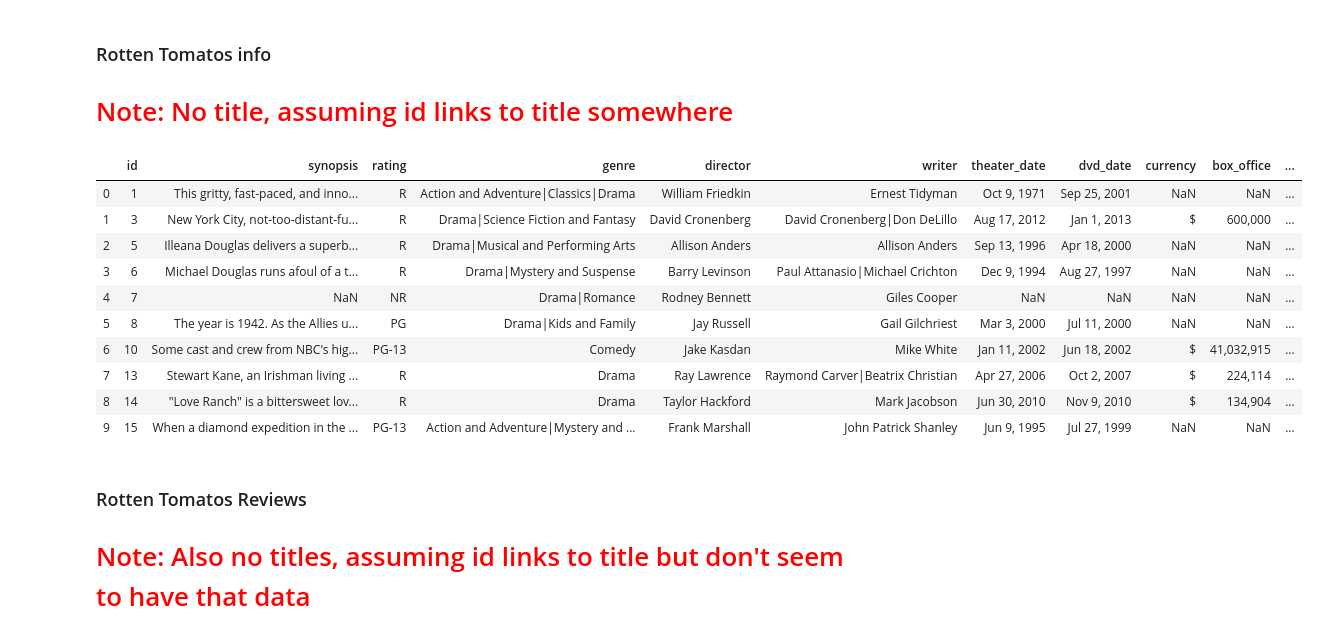
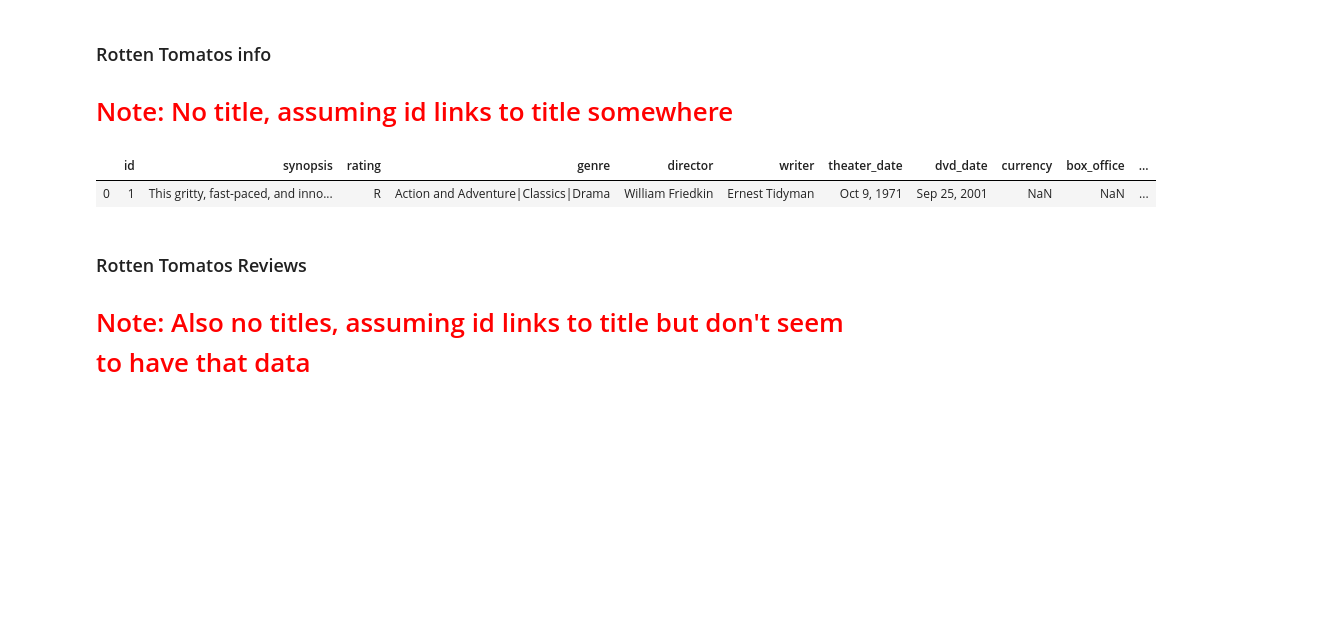
Before and after one commit to AMiNo-13/Movie-Recommendation-Project, a Jupyter notebook: MovieInvestigation.ipynb, the cells around one changed output. Drawn from its saved outputs; the diff is of its cells as text; code cells hidden in the pictures; blank space fills up the shorter version.

```diff
--- a/MovieInvestigation.ipynb
+++ b/MovieInvestigation.ipynb
@@ -171,19 +177,10 @@ title_ratings_imdb.head(1)
 # <span style="color:red">  Note: No title, assuming id links to title somewhere</span>
 # %%
 info_rotten_tom = pd.read_csv('zippedData/rt.movie_info.tsv.gz', delimiter='\t', compression='gzip')
-info_roten_tom.head(10)
+info_roten_tom.head(1)
 # %% [output]
 |  | id | synopsis | rating | genre | director | writer | theater_date | dvd_date | currency | box_office | ... |
 | 0 | 1 | This gritty, fast-paced, and inno... | R | Action and Adventure|Classics|Drama | William Friedkin | Ernest Tidyman | Oct 9, 1971 | Sep 25, 2001 | NaN | NaN | ... |
-| 1 | 3 | New York City, not-too-distant-fu... | R | Drama|Science Fiction and Fantasy | David Cronenberg | David Cronenberg|Don DeLillo | Aug 17, 2012 | Jan 1, 2013 | $ | 600,000 | ... |
-| 2 | 5 | Illeana Douglas delivers a superb... | R | Drama|Musical and Performing Arts | Allison Anders | Allison Anders | Sep 13, 1996 | Apr 18, 2000 | NaN | NaN | ... |
-| 3 | 6 | Michael Douglas runs afoul of a t... | R | Drama|Mystery and Suspense | Barry Levinson | Paul Attanasio|Michael Crichton | Dec 9, 1994 | Aug 27, 1997 | NaN | NaN | ... |
-| 4 | 7 | NaN | NR | Drama|Romance | Rodney Bennett | Giles Cooper | NaN | NaN | NaN | NaN | ... |
-| 5 | 8 | The year is 1942. As the Allies u... | PG | Drama|Kids and Family | Jay Russell | Gail Gilchriest | Mar 3, 2000 | Jul 11, 2000 | NaN | NaN | ... |
-| 6 | 10 | Some cast and crew from NBC's hig... | PG-13 | Comedy | Jake Kasdan | Mike White | Jan 11, 2002 | Jun 18, 2002 | $ | 41,032,915 | ... |
-| 7 | 13 | Stewart Kane, an Irishman living ... | R | Drama | Ray Lawrence | Raymond Carver|Beatrix Christian | Apr 27, 2006 | Oct 2, 2007 | $ | 224,114 | ... |
-| 8 | 14 | "Love Ranch" is a bittersweet lov... | R | Drama | Taylor Hackford | Mark Jacobson | Jun 30, 2010 | Nov 9, 2010 | $ | 134,904 | ... |
-| 9 | 15 | When a diamond expedition in the ... | PG-13 | Action and Adventure|Mystery and ... | Frank Marshall | John Patrick Shanley | Jun 9, 1995 | Jul 27, 1999 | NaN | NaN | ... |
 # %% [markdown]
 ### Rotten Tomatos Reviews
 # <span style="color:red">  Note: Also no titles, assuming id links to title but don't seem to have that data</span>
```
Also changed, not shown: parts of 23 cells of this notebook.
